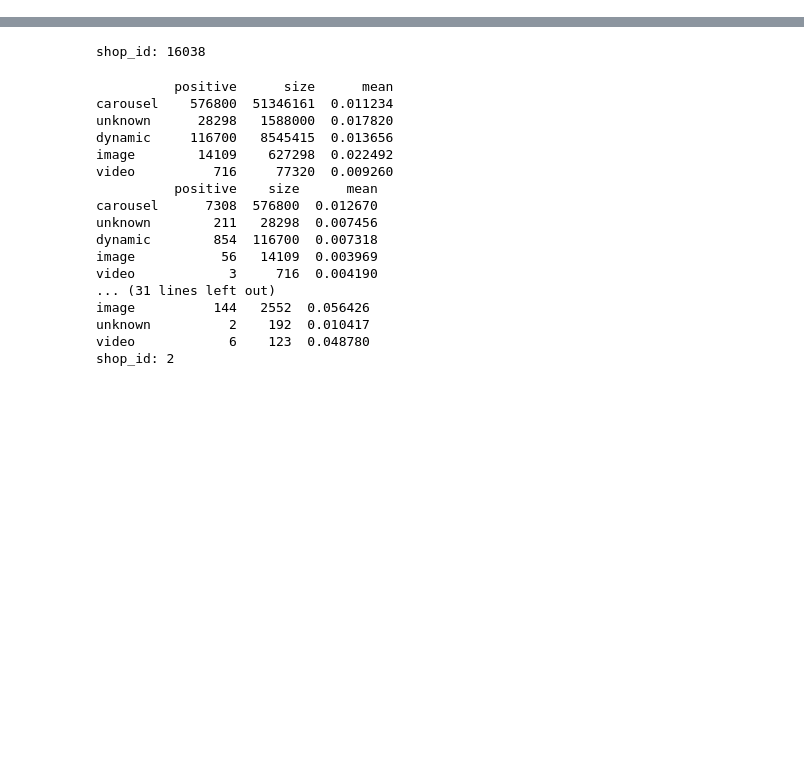
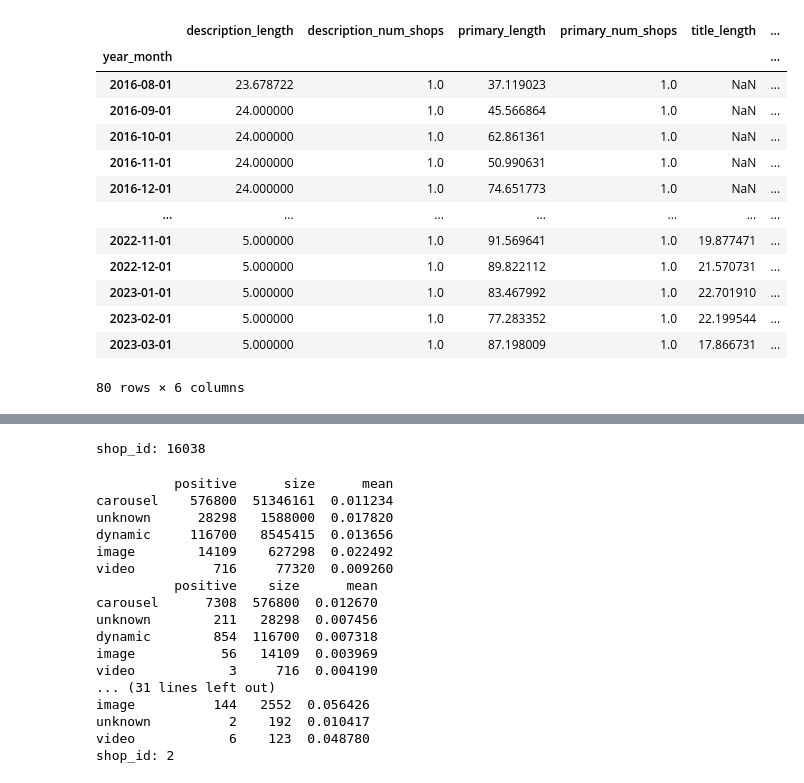
Before and after one commit to Katja-Lebesgue/premium_dashboard, a Jupyter notebook: tmp.ipynb, the cells around one changed output, grey strips where cells are left out. Cells and saved outputs as stored; diff of their text form; code cells hidden in the pictures; blank space fills up the shorter version.

```diff
--- a/tmp.ipynb
+++ b/tmp.ipynb
@@ -26,0 +84,18 @@ base I am using: prod.cw6tznt1p9hq.us-east-1.rds.amazonaws.com
+# %%
+c = a.add(b, fill_value=0)
+c
+# %% [output]
+|  | description_length | description_num_shops | primary_length | primary_num_shops | title_length | ... |
+| year_month |  |  |  |  |  | ... |
+| 2016-08-01 | 23.678722 | 1.0 | 37.119023 | 1.0 | NaN | ... |
+| 2016-09-01 | 24.000000 | 1.0 | 45.566864 | 1.0 | NaN | ... |
+| 2016-10-01 | 24.000000 | 1.0 | 62.861361 | 1.0 | NaN | ... |
+| 2016-11-01 | 24.000000 | 1.0 | 50.990631 | 1.0 | NaN | ... |
+| 2016-12-01 | 24.000000 | 1.0 | 74.651773 | 1.0 | NaN | ... |
+| ... | ... | ... | ... | ... | ... | ... |
+| 2022-11-01 | 5.000000 | 1.0 | 91.569641 | 1.0 | 19.877471 | ... |
+| 2022-12-01 | 5.000000 | 1.0 | 89.822112 | 1.0 | 21.570731 | ... |
+| 2023-01-01 | 5.000000 | 1.0 | 83.467992 | 1.0 | 22.701910 | ... |
+| 2023-02-01 | 5.000000 | 1.0 | 77.283352 | 1.0 | 22.199544 | ... |
+| 2023-03-01 | 5.000000 | 1.0 | 87.198009 | 1.0 | 17.866731 | ... |
+80 rows × 6 columns
```
Also changed, not shown: parts of 20 cells of this notebook, 4 other files.
